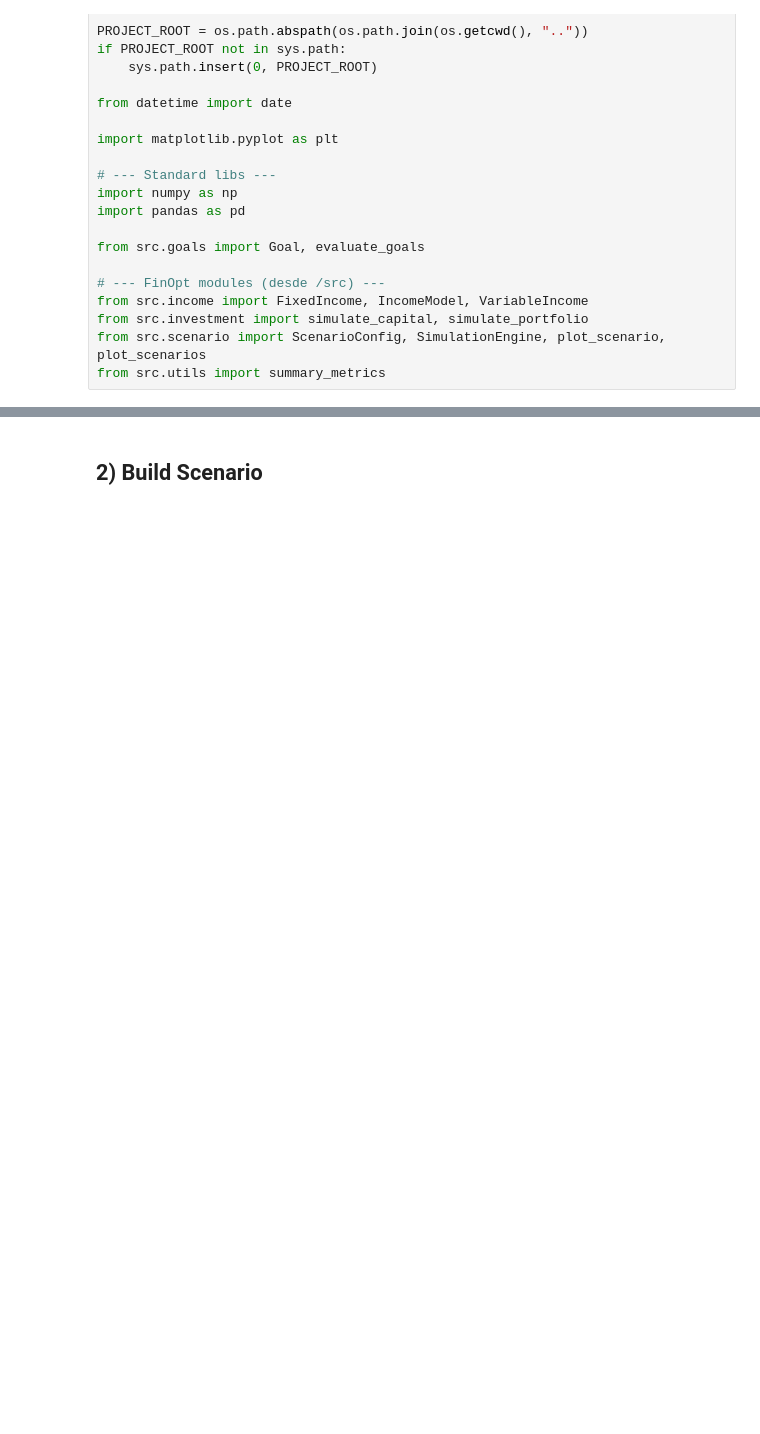
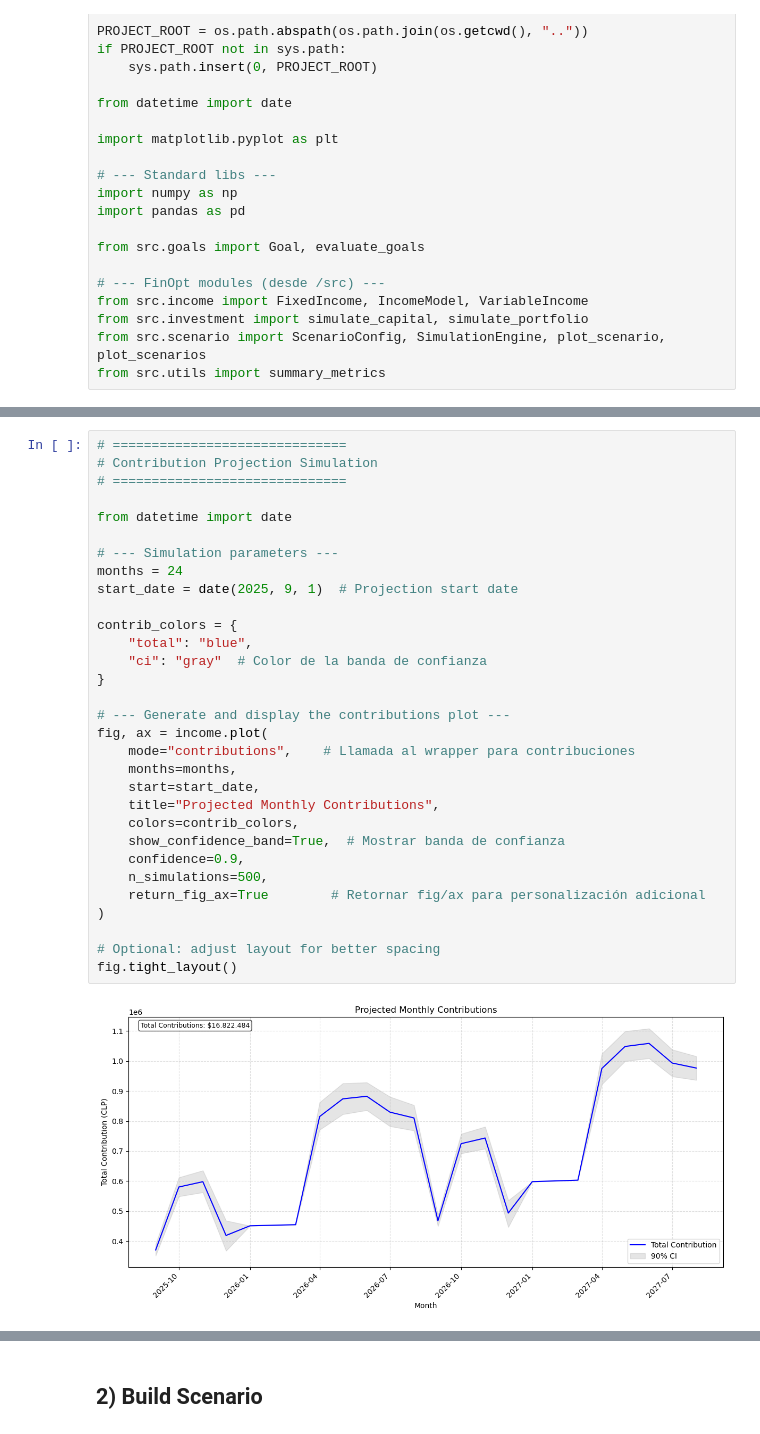
Before and after one commit to mfourier/fin-opt, a Jupyter notebook: notebooks/simulation.ipynb, the cells around one changed output, grey strips where cells are left out. Drawn from its saved outputs; the diff is of its cells as text; blank space fills up the shorter version.

```diff
--- a/notebooks/simulation.ipynb
+++ b/notebooks/simulation.ipynb
@@ -95,3 +165,36 @@ income.plot(
+# %%
+# ==============================
+# Contribution Projection Simulation
+# ==============================
+
+from datetime import date
+
+# --- Simulation parameters ---
+months = 24
+start_date = date(2025, 9, 1)  # Projection start date
+
+contrib_colors = {
+    "total": "blue",
+    "ci": "gray"  # Color de la banda de confianza
+}
+
+# --- Generate and display the contributions plot ---
+fig, ax = income.plot(
+    mode="contributions",    # Llamada al wrapper para contribuciones
+    months=months,
+    start=start_date,
+    title="Projected Monthly Contributions",
+    colors=contrib_colors,
+    show_confidence_band=True,  # Mostrar banda de confianza
+    confidence=0.9,
+    n_simulations=500,
+    return_fig_ax=True        # Retornar fig/ax para personalización adicional
+)
+
+# Optional: adjust layout for better spacing
+fig.tight_layout()
+# %% [output]
+[figure, added]
 # %%
 # Summary for 24 months
 summary_24m = income.summary(months=24, start=date(2025, 9, 1))
```
Also changed, not shown: parts of 19 cells of this notebook, 1 other file.
